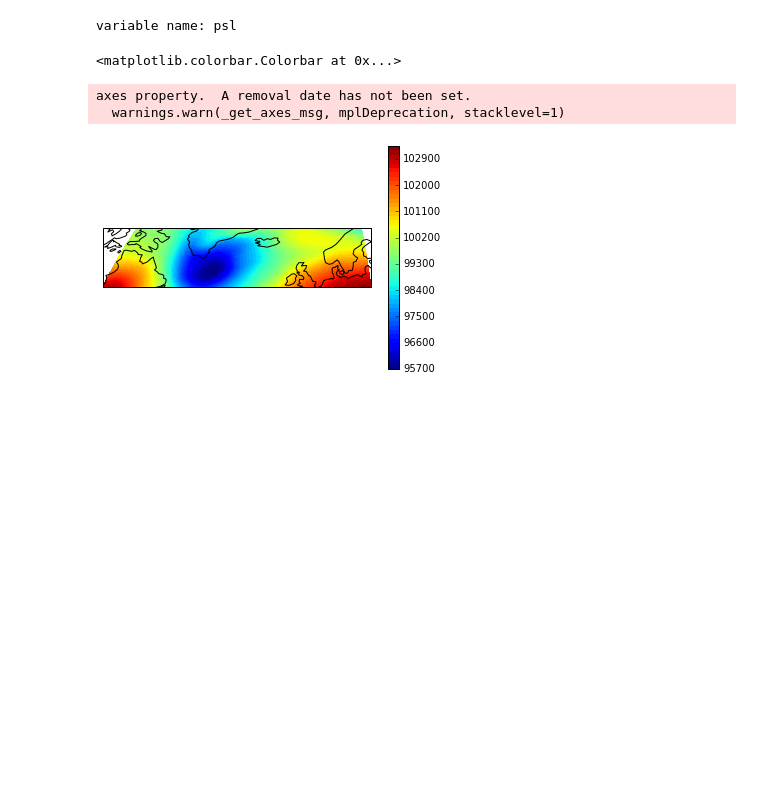
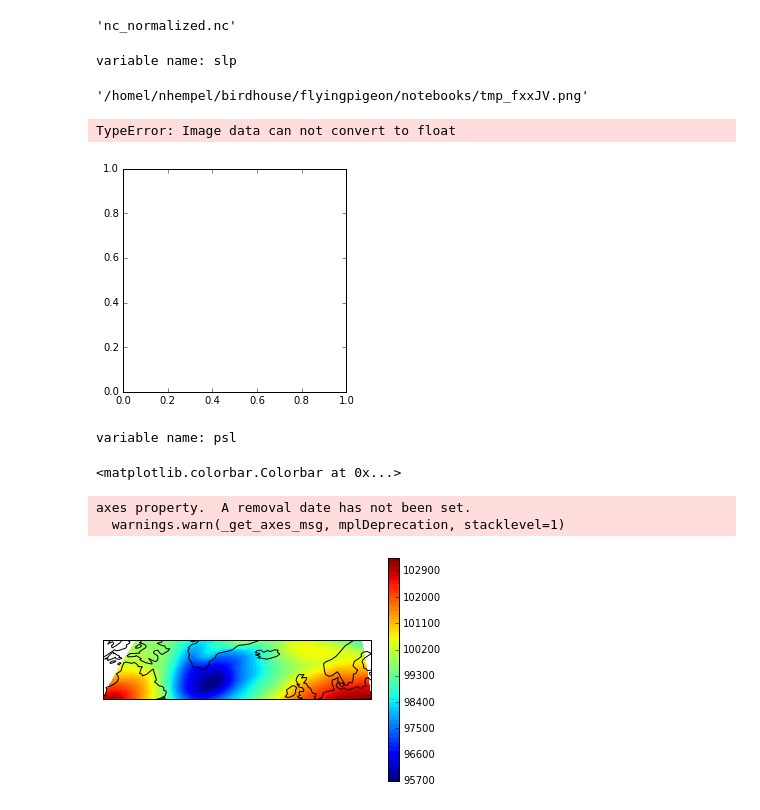
Before and after one commit to bird-house/flyingpigeon, a Jupyter notebook: notebooks/WPS_weatherregimes.ipynb, the cells around one changed output. Drawn from its saved outputs; the diff is of its cells as text; code cells hidden in the pictures; blank space fills up the shorter version.

```diff
--- a/notebooks/WPS_weatherregimes.ipynb
+++ b/notebooks/WPS_weatherregimes.ipynb
@@ -0,0 +12,8 @@
+# %%
+nc
+# %% [output]
+'nc_normalized.nc'
+# %%
+data, pca = wr.get_pca(nc)
+# %% [output]
+variable name: slp
@@ -1,3 +27,17 @@
+# %%
+from flyingpigeon.visualisation import plot_kMEAN, plot_pressuremap
+# png = plot_kMEAN(kmeans, pca)
+plot_pressuremap((data[c==3]),lats=lats, lons=lons)
+# %% [output]
+'/homel/nhempel/birdhouse/flyingpigeon/notebooks/tmp_fxxJV.png'
+# %%
+import matplotlib.pyplot as plt
+%matplotlib inline
+
+plt.imshow('/homel/nhempel/birdhouse/flyingpigeon/notebooks/tmp_fxxJV.png')
+# %% [output]
+TypeError: Image data can not convert to float
+[figure, added]
 # %%
 import numpy as np
 from cdo import *
```
Also changed, not shown: parts of 4 cells of this notebook, 6 other files.
